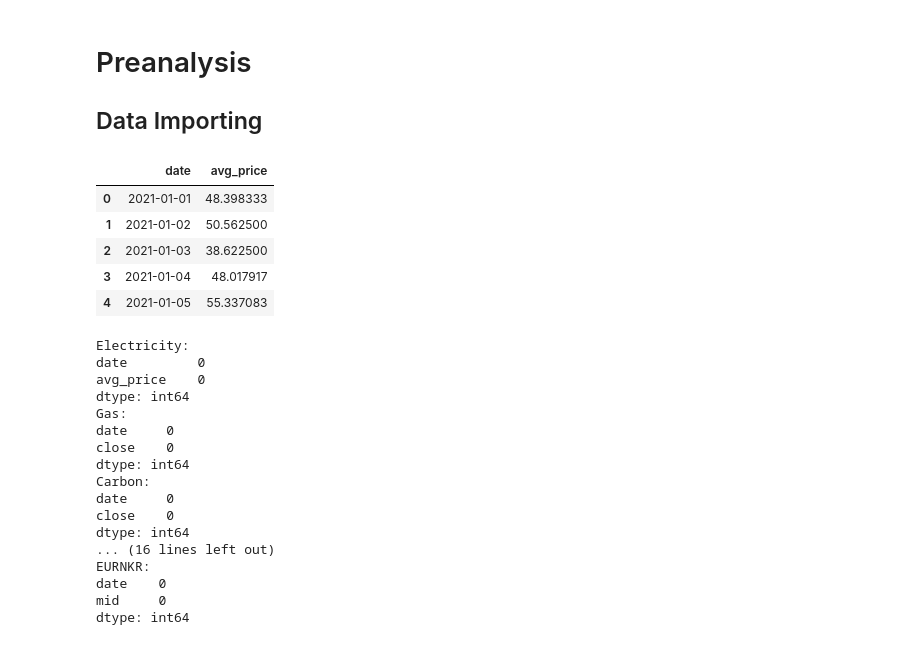
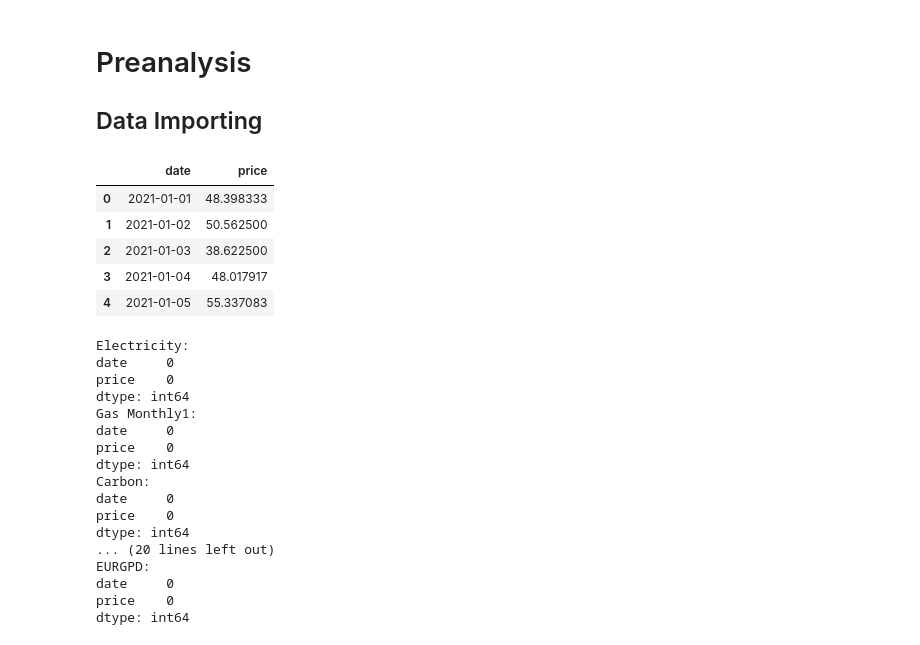
Before and after one commit to Luca-py/cross-asset-electricity-preanalysis, a Jupyter notebook: analysis.ipynb, the cells around one changed output. Drawn from its saved outputs; the diff is of its cells as text; code cells hidden in the pictures.

```diff
--- a/analysis.ipynb
+++ b/analysis.ipynb
@@ -19,19 +22,31 @@ price_history_EURNKR = pd.read_csv('data/Price History_EUR:NKR.csv')
 # %%
-# averaging price of electricity
-col_de = 'Deutschland/Luxemburg [€/MWh] Berechnete Auflösungen'
-price_history_electricity['ts'] = pd.to_datetime(price_history_electricity['Datum von'], dayfirst=True)
+# hourly → daily averaging for all electricity markets
+_elec_raw = price_history_electricity.copy()
+_elec_raw['ts'] = pd.to_datetime(_elec_raw['Datum von'], dayfirst=True)
+_elec_raw['date'] = _elec_raw['ts'].dt.normalize()
 
-price_history_electricity[col_de] = pd.to_numeric(price_history_electricity[col_de], errors='coerce')
-price_history_electricity = (
-    price_history_electricity.assign(date=lambda d: d['ts'].dt.normalize())
-    .groupby('date', as_index=False)[col_de]
-    .mean()
-    .rename(columns={col_de: 'avg_price'})
-)
+_elec_cols = {
+    'Deutschland/Luxemburg [€/MWh] Berechnete Auflösungen': 'price_history_electricity',
+    'Frankreich [€/MWh] Berechnete Auflösungen': 'price_history_elec_fr',
+    'Niederlande [€/MWh] Berechnete Auflösungen': 'price_history_elec_nl',
+}
+
+for col, var_name in _elec_cols.items():
+    _elec_raw[col] = pd.to_numeric(
+        _elec_raw[col]
+        .astype(str)
+        .str.replace(',', '.', regex=False),
+        errors='coerce'
+    )
+
+_elec_daily = _elec_raw.groupby('date', as_index=False)[list(_elec_cols.keys())].mean()
+
+for col, var_name in _elec_cols.items():
+    globals()[var_name] = _elec_daily[['date', col]].rename(columns={col: 'price'})
 
 price_history_electricity.head()
 # %% [output]
-|  | date | avg_price |
+|  | date | price |
 | 0 | 2021-01-01 | 48.398333 |
 | 1 | 2021-01-02 | 50.562500 |
 | 2 | 2021-01-03 | 38.622500 |
@@ -62,29 +76,30 @@ price_history_EURNKR = _handle_forex(price_history_EURNKR)
 # %%
 print(f'Electricity:\n{price_history_electricity.isna().sum()}')
-print(f'Gas:\n{price_history_gas.isna().sum()}')
+print(f'Gas Monthly1:\n{price_history_gas_monthly1.isna().sum()}')
 print(f'Carbon:\n{price_history_carbon.isna().sum()}')
 print(f'Coal:\n{price_history_coal.isna().sum()}')
+print(f'Oil:\n{price_history_oil.isna().sum()}')
+print(f'Elec FR:\n{price_history_elec_fr.isna().sum()}')
+print(f'Elec NL:\n{price_history_elec_nl.isna().sum()}')
 print(f'EURUSD:\n{price_history_EURUSD.isna().sum()}')
-print(f'EURRUB:\n{price_history_EURRUB.isna().sum()}')
-print(f'EURDKR:\n{price_history_EURDKR.isna().sum()}')
-print(f'EURNKR:\n{price_history_EURNKR.isna().sum()}')
+print(f'EURGPD:\n{price_history_EURGPD.isna().sum()}')
 # %% [output]
 Electricity:
-date         0
-avg_price    0
+date     0
+price    0
 dtype: int64
-Gas:
+Gas Monthly1:
 date     0
-close    0
+price    0
 dtype: int64
 Carbon:
 date     0
-close    0
+price    0
 dtype: int64
-... (16 lines left out)
-EURNKR:
-date    0
-mid     0
+... (20 lines left out)
+EURGPD:
+date     0
+price    0
 dtype: int64
 # %%
 def _forward_fill_missing_calendar_days(df, date_col="date", end_date=None):
```
Also changed, not shown: parts of 28 cells of this notebook, 1 other file.
